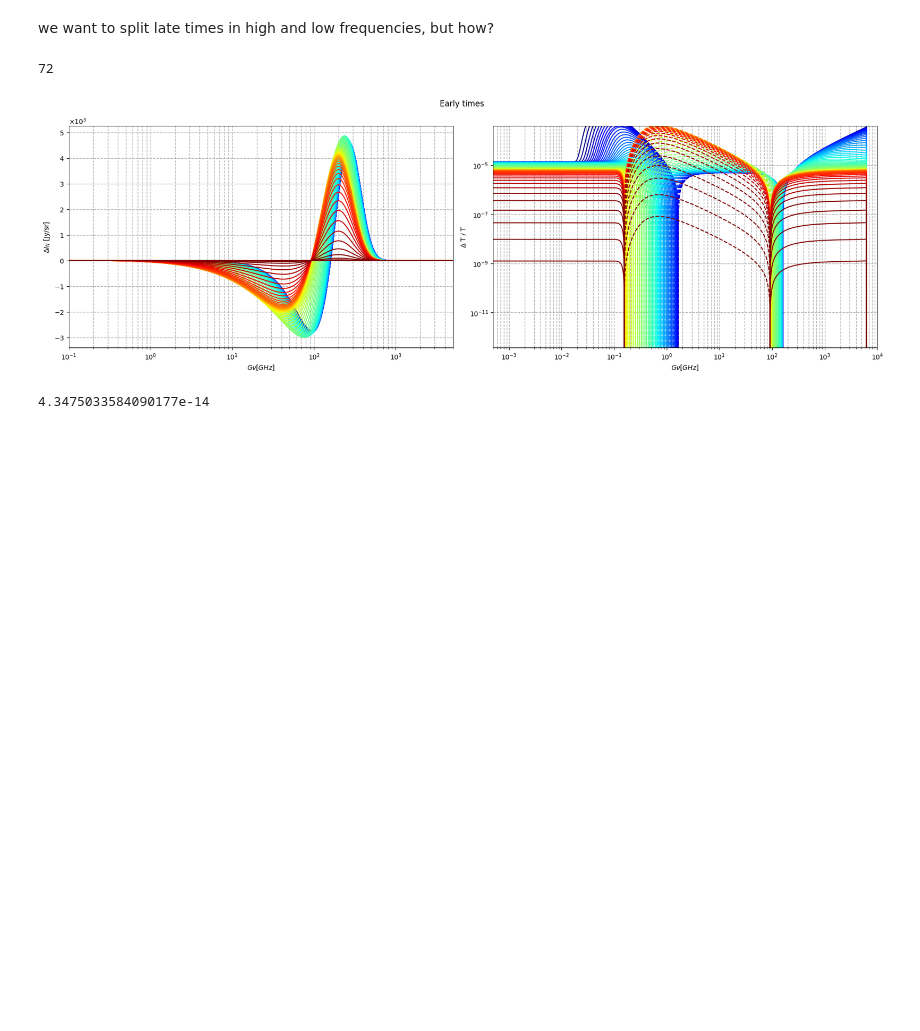
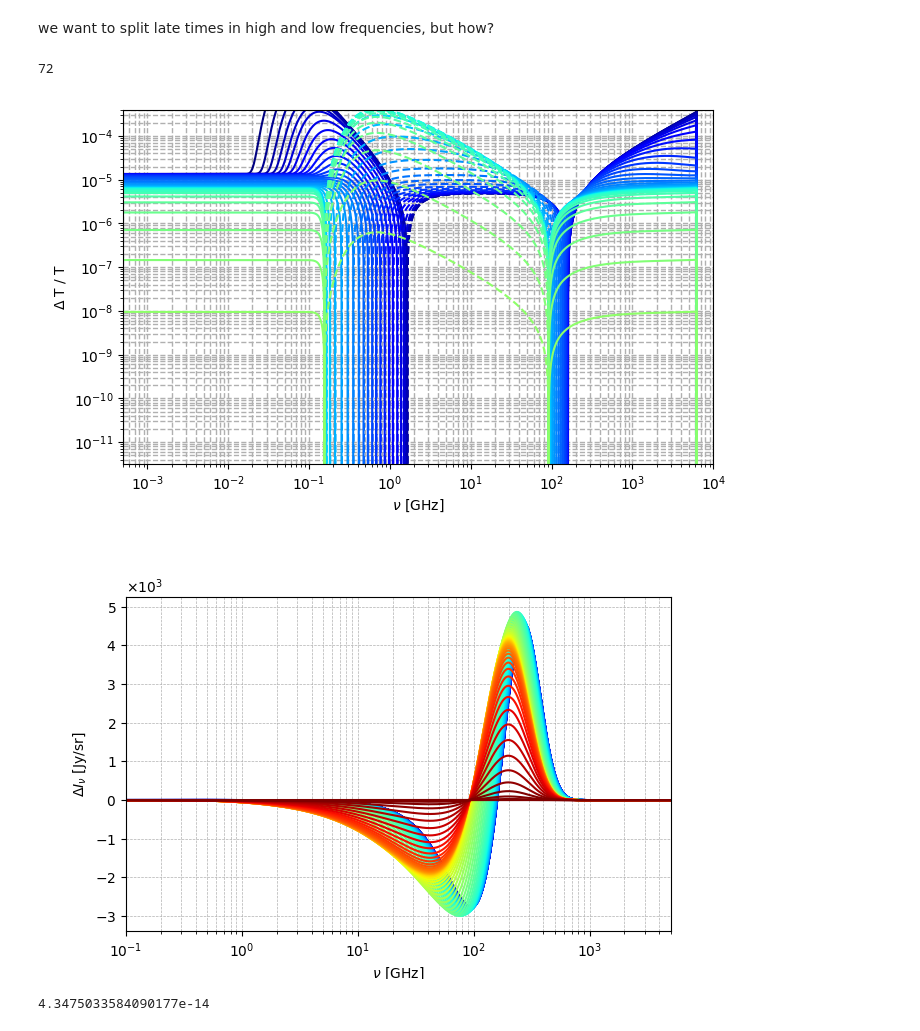
Before and after one commit to Sareva00/CMB-SD, a Jupyter notebook: full_greens.ipynb, the cells around one changed output. Saved outputs shown, nothing was run; the diff lists cells and outputs as text; code cells hidden in the pictures; blank space fills up the shorter version.

```diff
--- a/full_greens.ipynb
+++ b/full_greens.ipynb
@@ -6,6 +6,9 @@ import math
 import os
 from matplotlib.ticker import ScalarFormatter
 from scipy.interpolate import CubicSpline
+from my_plot import set_size
+width =  508.0
+%matplotlib widget
 # %%
 colors = plt.colormaps['plasma'].resampled(85)
 # %%
@@ -115,7 +118,7 @@ We don't want to plot all the lines together, they are too many. We can split be
 colors = plt.colormaps['jet'].resampled(32)
 
 # Crea la figura e i subplots (2 righe e 1 colonna)
-fig, (ax1, ax2) = plt.subplots(1, 2, figsize=(18, 6))
+fig, (ax1, ax2) = plt.subplots(1, 2, figsize=set_size(width))
 fig.suptitle(f"Late times ")
 
 # Plot per DI_N2 (primo subplot)
@@ -129,7 +132,7 @@ print(col)
 ax1.set_xscale('log')
 ax1.set_xlim([1e+0, 5e+3])
 ax1.set_ylabel("$\Delta I_{N}$ [Jy/sr]")
-ax1.set_xlabel("$G\\nu [GHz]$")
+ax1.set_xlabel("$\nu [GHz]$")
 #ax1.set_title("All $\Delta$ I_N curves")
 ax1.grid(True, which = 'both',  linestyle='--', linewidth=1)
 #ax1.legend()
@@ -149,7 +152,7 @@ ax2.set_yscale('log')
 #ax2.set_xlim([1e-9, 1e-7])
 #ax2.set_ylim([-0.5e-3, 3e+3])
 ax2.set_ylabel("$\Delta$ T / T")
-ax2.set_xlabel("$G\\nu [GHz]$")
+ax2.set_xlabel("$\nu [GHz]$")
 ax2.grid(True, which = 'both',  linestyle='--', linewidth=1)
 #ax2.legend()
 
@@ -169,8 +172,8 @@ we want to split late times in high and low frequencies, but how?
 colors = plt.colormaps['jet'].resampled(68)
 
 # Crea la figura e i subplots (2 righe e 1 colonna)
-fig, (ax1, ax2) = plt.subplots(1, 2, figsize=(18, 6))
-fig.suptitle(f"Early times ")
+fig, ax1 = plt.subplots(1, 1, figsize=set_size(width))
+#fig.suptitle(f"Early times ")
 
 # Plot per DI_N2 (primo subplot)
 col=0
@@ -182,43 +185,44 @@ print(col)
 
 ax1.set_xscale('log')
 ax1.set_xlim([1e-1, 5e+3])
-ax1.set_ylabel("$\Delta I_{N}$ [Jy/sr]")
-ax1.set_xlabel("$G\\nu [GHz]$")
+ax1.set_ylabel("$\Delta I_{\\nu}$ [Jy/sr]")
+ax1.set_xlabel("$\\nu$ [GHz]")
 #ax1.set_title("All $\Delta$ I_N curves")
-ax1.grid(True, which = 'both',  linestyle='--', linewidth=1)
+ax1.grid(True, which = 'both',  linestyle='--', linewidth=0.5)
 #ax1.legend()
 
-# Plot per DT2 (secondo subplot)
+fig2, ax2 = plt.subplots(1, 1, figsize=set_size(width))
 col=0
 for i in range(len(z1)):
-    if((z1[i]>2000) and (i%5==0)):
+    if((z1[i]>2000) and (i%10==0)):
         ax2.plot(nu[i]/1e9, DT[i], color = colors(col))
         ax2.plot(nu[i]/1e9, -DT[i], color = colors(col), linestyle= "dashed")
         col +=1
 
 
 
 ax2.set_xscale('log')
 ax2.set_yscale('log')
 #ax2.set_xlim([1e+7, 5e+10])   #lines on the left
 ax2.set_xlim([5e-4, 1e+4])   #lines on the right
 ax2.set_ylim([-0.2e-3,0.4e-3])
 
 ax2.set_ylabel("$\Delta$ T / T")
-ax2.set_xlabel("$G\\nu [GHz]$")
+ax2.set_xlabel("$\\nu$ [GHz]")
 ax2.grid(True, which = 'both',  linestyle='--', linewidth=1)
 #ax2.legend()
 
 ax1.yaxis.set_major_formatter(ScalarFormatter())
 ax1.ticklabel_format(axis='y', style='sci', scilimits=(0, 0),useMathText=True) #only y axis, it does not work on the log scale
 #ax2.yaxis.set_major_formatter(ScalarFormatter())
 #ax2.ticklabel_format(axis='y', style='sci', scilimits=(0, 0),useMathText=True)
 # Aggiusta il layout
 plt.tight_layout()
 plt.show()
 # %% [output]
 72
-[figure, old version]
+[figure, new version]
+[figure, added]
 # %%
 Jref= lambda x:  np.exp(-(x/1.98e+6)**(5/2))
 z_vis = np.array(z_vis)
```
Also changed, not shown: parts of 16 cells of this notebook, 5 other files.
